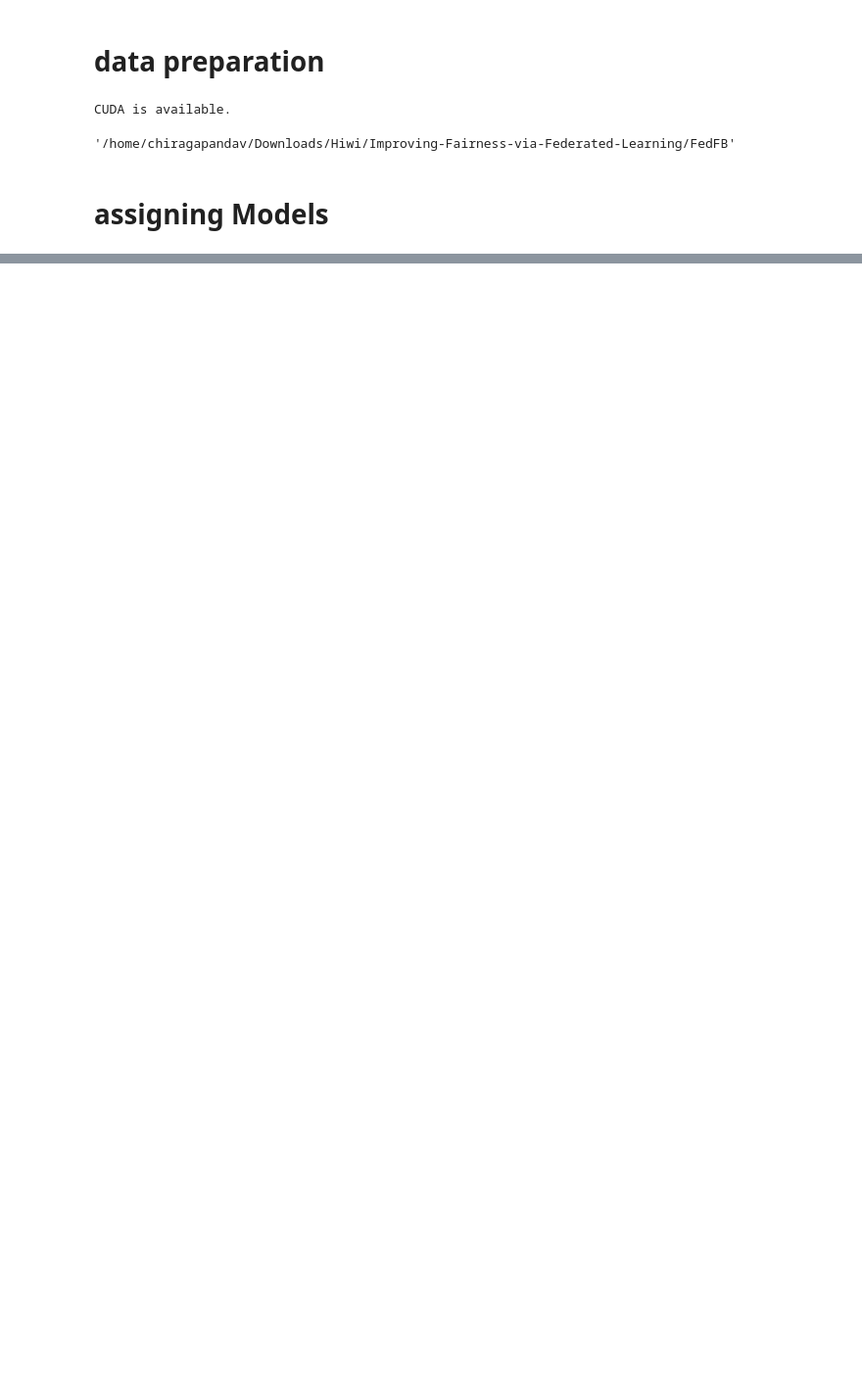
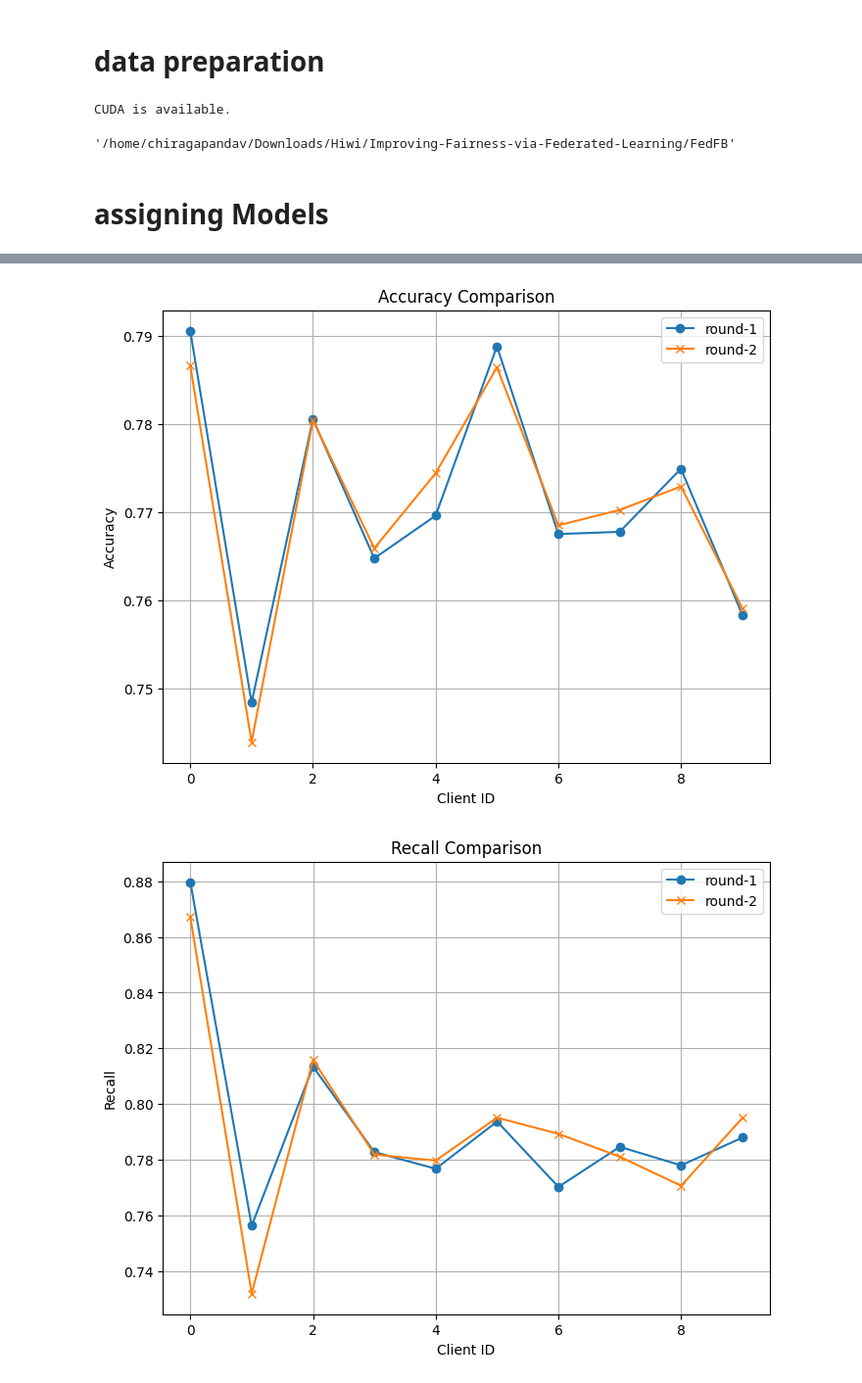
Before and after one commit to chiragpandav/fairfed_subG, a Jupyter notebook: FairFed_modified.ipynb, the cells around one changed output, grey strips where cells are left out. Shown at 98% size. Drawn from its saved outputs; the diff is of its cells as text; code cells hidden in the pictures; blank space fills up the shorter version.

```diff
--- a/FairFed_modified.ipynb
+++ b/FairFed_modified.ipynb
@@ -589,0 +582,27 @@ len:: 10
+# %%
+import pandas as pd
+import matplotlib.pyplot as plt
+
+df = pd.read_csv('client_data.csv')
+
+data_0_9 = df.iloc[:10]
+data_10_19 = df.iloc[10:]
+
+metrics = ['Accuracy', 'Recall']
+
+for metric in metrics:
+    plt.figure(figsize=(8, 6))
+
+    plt.plot(data_0_9['Client ID'], data_0_9[metric], label='round-1', marker='o')
+
+    plt.plot(data_10_19['Client ID'], data_10_19[metric], label='round-2', marker='x')
+
+    plt.title(f'{metric} Comparison')
+    plt.xlabel('Client ID')
+    plt.ylabel(metric)
+    plt.legend()
+    plt.grid(True)
+    plt.show()
+# %% [output]
+[figure, added]
+[figure, added]
```
Also changed, not shown: parts of 5 cells of this notebook.
